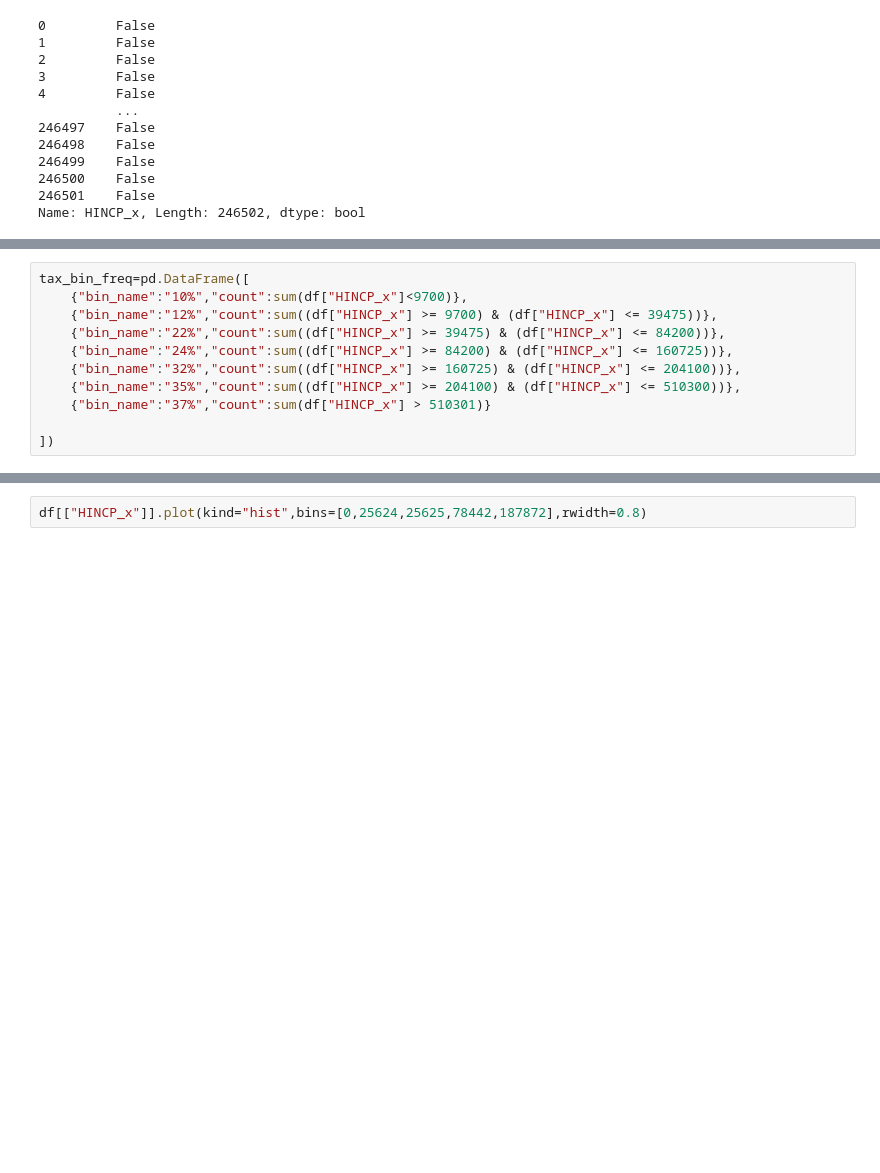
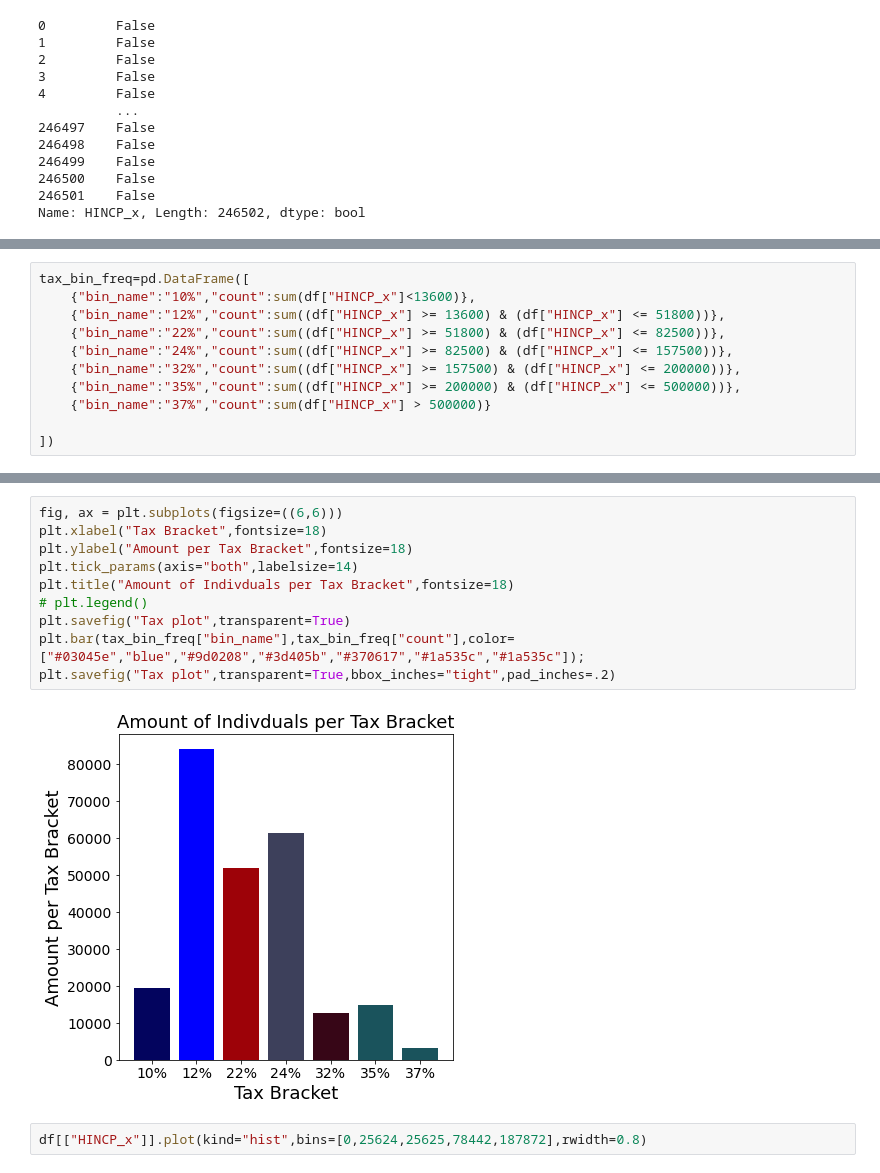
Before and after one commit to JohnhoyStephens/Capstone, a Jupyter notebook: visuals.ipynb, the cells around one changed output, grey strips where cells are left out. Cells and saved outputs as stored; diff of their text form; blank space fills up the shorter version.

```diff
--- a/visuals.ipynb
+++ b/visuals.ipynb
@@ -62,12 +67,12 @@ AttributeError: 'AxesSubplot' object has no property 'figsize'
 # %%
 tax_bin_freq=pd.DataFrame([
-    {"bin_name":"10%","count":sum(df["HINCP_x"]<9700)},
-    {"bin_name":"12%","count":sum((df["HINCP_x"] >= 9700) & (df["HINCP_x"] <= 39475))},
-    {"bin_name":"22%","count":sum((df["HINCP_x"] >= 39475) & (df["HINCP_x"] <= 84200))},
-    {"bin_name":"24%","count":sum((df["HINCP_x"] >= 84200) & (df["HINCP_x"] <= 160725))},
-    {"bin_name":"32%","count":sum((df["HINCP_x"] >= 160725) & (df["HINCP_x"] <= 204100))},
-    {"bin_name":"35%","count":sum((df["HINCP_x"] >= 204100) & (df["HINCP_x"] <= 510300))},
-    {"bin_name":"37%","count":sum(df["HINCP_x"] > 510301)}
+    {"bin_name":"10%","count":sum(df["HINCP_x"]<13600)},
+    {"bin_name":"12%","count":sum((df["HINCP_x"] >= 13600) & (df["HINCP_x"] <= 51800))},
+    {"bin_name":"22%","count":sum((df["HINCP_x"] >= 51800) & (df["HINCP_x"] <= 82500))},
+    {"bin_name":"24%","count":sum((df["HINCP_x"] >= 82500) & (df["HINCP_x"] <= 157500))},
+    {"bin_name":"32%","count":sum((df["HINCP_x"] >= 157500) & (df["HINCP_x"] <= 200000))},
+    {"bin_name":"35%","count":sum((df["HINCP_x"] >= 200000) & (df["HINCP_x"] <= 500000))},
+    {"bin_name":"37%","count":sum(df["HINCP_x"] > 500000)}
 
 ])
 # %%
@@ -80,3 +80,15 @@ plt.bar(tax_bin_freq["bin_name"],tax_bin_freq["count"],color=["blue","green","re
+# %%
+fig, ax = plt.subplots(figsize=((6,6)))
+plt.xlabel("Tax Bracket",fontsize=18)
+plt.ylabel("Amount per Tax Bracket",fontsize=18)
+plt.tick_params(axis="both",labelsize=14)
+plt.title("Amount of Indivduals per Tax Bracket",fontsize=18)
+# plt.legend()
+plt.savefig("Tax plot",transparent=True)
+plt.bar(tax_bin_freq["bin_name"],tax_bin_freq["count"],color=["#03045e","blue","#9d0208","#3d405b","#370617","#1a535c","#1a535c"]);
+plt.savefig("Tax plot",transparent=True,bbox_inches="tight",pad_inches=.2)
+# %% [output]
+[figure, added]
 # %%
 df[["HINCP_x"]].plot(kind="hist",bins=[0,25624,25625,78442,187872],rwidth=0.8)
 # %% [output]
```
Also changed, not shown: parts of 6 cells of this notebook, 3 other files.
